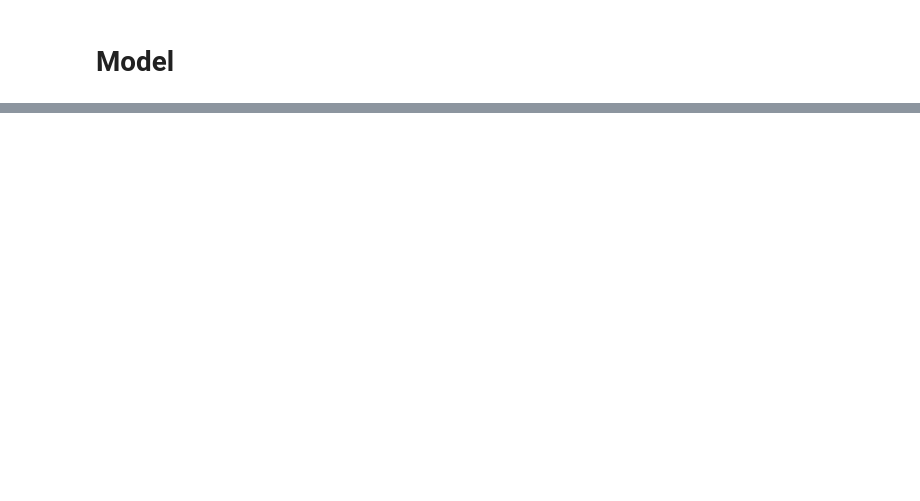
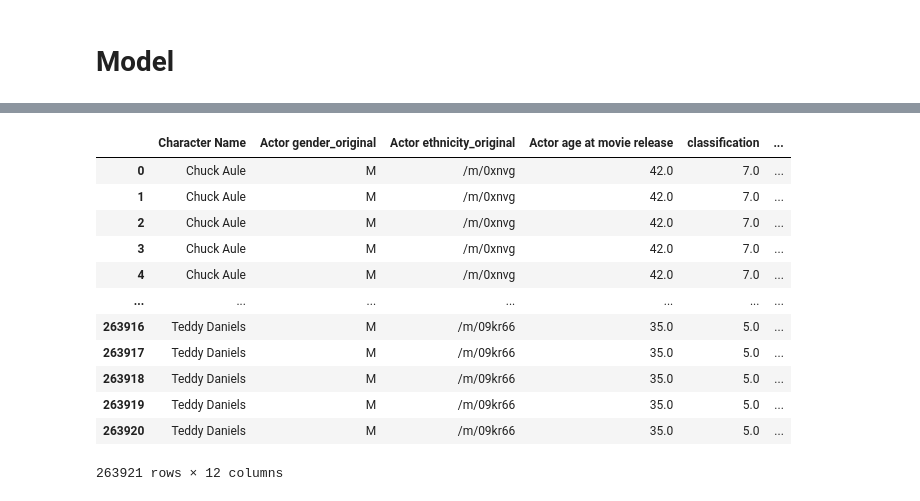
Before and after one commit to epfl-ada/ada-2022-project-cnxtn, a Jupyter notebook: rating_prediction_model.ipynb, the cells around one changed output, grey strips where cells are left out. Drawn from its saved outputs; the diff is of its cells as text; code cells hidden in the pictures; blank space fills up the shorter version.

Commit message:
added test input for the model

```diff
--- a/rating_prediction_model.ipynb
+++ b/rating_prediction_model.ipynb
@@ -222,0 +272,10 @@ model.model.formula
+# %%
+# test_movies = [13950959,24314116,1059701]
+test_movies = [13950959]
+test_characters= final_character_metadata[final_character_metadata['ID'].isin(test_movies)]
+test_characters=test_characters[~test_characters['classification'].isna()]
+
+test_characters_details = test_characters[['Character Name','Actor gender','Actor ethnicity','Actor age at movie release','classification','Movie release year']]
+# %%
+test_characters_details['Actor range of age'] = test_characters_details['Actor age at movie release'].map(lambda x: int(x//10))
+test_characters_details
@@ -222,0 +291,7 @@ model.model.formula
+# %%
+final_character_metadata['actor year Of birth']= final_character_metadata['Movie release year'] - final_character_metadata['Actor age at movie release']
+# %%
+actors = final_character_metadata[['Actor Name','Actor gender','Actor ethnicity','Actor height','actor year Of birth']]
+actors = actors.drop_duplicates(subset= ['Actor Name'])
+
+actors
@@ -222,0 +312,17 @@ model.model.formula
+# %%
+potential_actors = pd.merge(test_characters_details,actors,how = 'cross',suffixes=('_original','_potential'))
+potential_actors
+# %% [output]
+|  | Character Name | Actor gender_original | Actor ethnicity_original | Actor age at movie release | classification | ... |
+| 0 | Chuck Aule | M | /m/0xnvg | 42.0 | 7.0 | ... |
+| 1 | Chuck Aule | M | /m/0xnvg | 42.0 | 7.0 | ... |
+| 2 | Chuck Aule | M | /m/0xnvg | 42.0 | 7.0 | ... |
+| 3 | Chuck Aule | M | /m/0xnvg | 42.0 | 7.0 | ... |
+| 4 | Chuck Aule | M | /m/0xnvg | 42.0 | 7.0 | ... |
+| ... | ... | ... | ... | ... | ... | ... |
+| 263916 | Teddy Daniels | M | /m/09kr66 | 35.0 | 5.0 | ... |
+| 263917 | Teddy Daniels | M | /m/09kr66 | 35.0 | 5.0 | ... |
+| 263918 | Teddy Daniels | M | /m/09kr66 | 35.0 | 5.0 | ... |
+| 263919 | Teddy Daniels | M | /m/09kr66 | 35.0 | 5.0 | ... |
+| 263920 | Teddy Daniels | M | /m/09kr66 | 35.0 | 5.0 | ... |
+263921 rows × 12 columns
```
Also changed, not shown: parts of 19 cells of this notebook.
